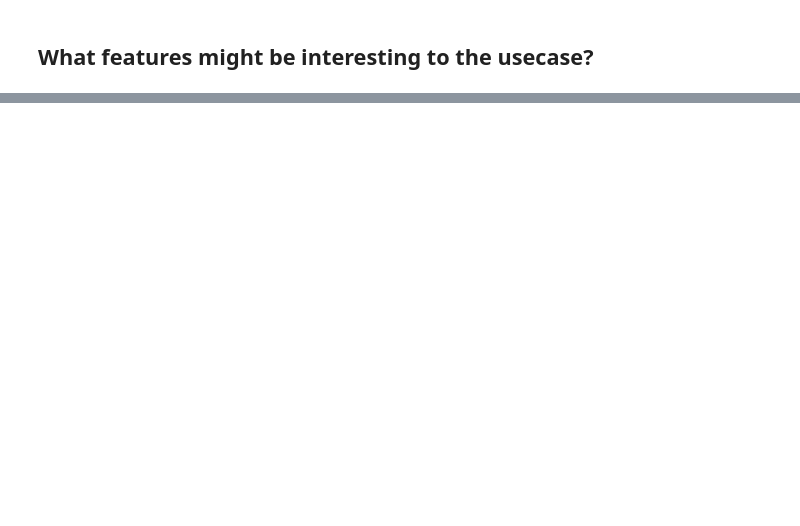
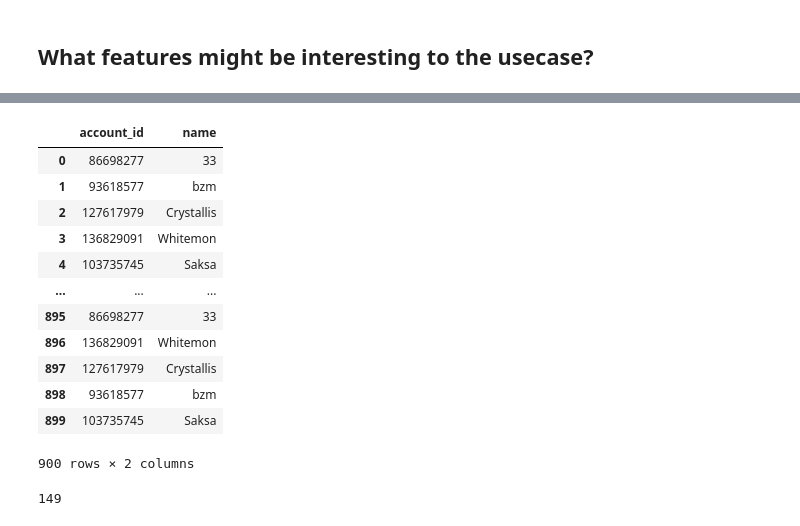
Before and after one commit to Burny101/dota-fantasy, a Jupyter notebook: exploration.ipynb, the cells around one changed output, grey strips where cells are left out. Saved outputs shown, nothing was run; the diff lists cells and outputs as text; code cells hidden in the pictures; blank space fills up the shorter version.

```diff
--- a/exploration.ipynb
+++ b/exploration.ipynb
@@ -157,0 +300,20 @@ What features have no value on the usecase?
+# %%
+df_players[['account_id', 'name']]
+# %% [output]
+|  | account_id | name |
+| 0 | 86698277 | 33 |
+| 1 | 93618577 | bzm |
+| 2 | 127617979 | Crystallis |
+| 3 | 136829091 | Whitemon |
+| 4 | 103735745 | Saksa |
+| ... | ... | ... |
+| 895 | 86698277 | 33 |
+| 896 | 136829091 | Whitemon |
+| 897 | 127617979 | Crystallis |
+| 898 | 93618577 | bzm |
+| 899 | 103735745 | Saksa |
+900 rows × 2 columns
+# %%
+df_players.shape[1]
+# %% [output]
+149
```
Also changed, not shown: parts of 35 cells of this notebook.
